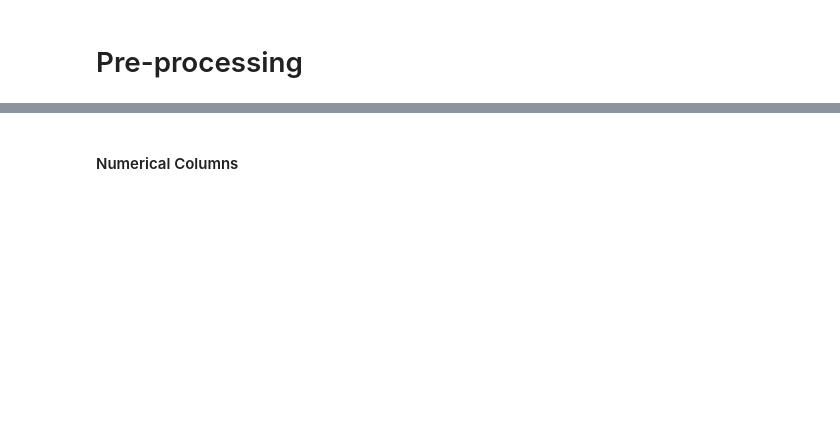
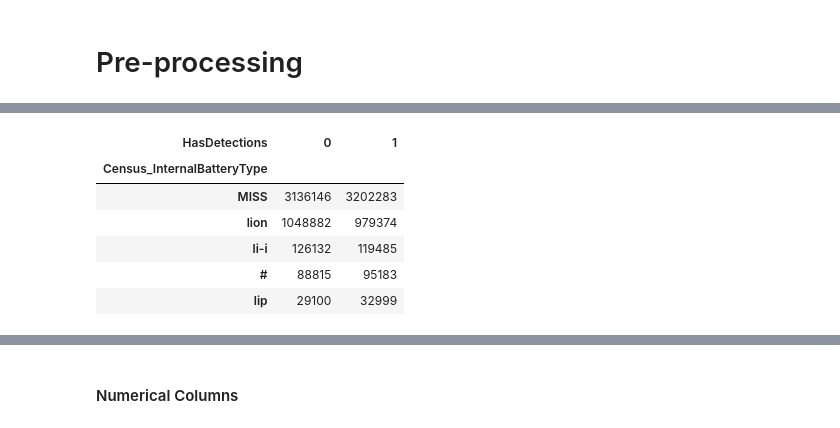
Before and after one commit to 471644/Cyber-Security, a Jupyter notebook: Optimized_Learning_Malware_Detection.ipynb, the cells around one changed output, grey strips where cells are left out. Cells and saved outputs as stored; diff of their text form; code cells hidden in the pictures; blank space fills up the shorter version.

```diff
--- a/Optimized_Learning_Malware_Detection.ipynb
+++ b/Optimized_Learning_Malware_Detection.ipynb
@@ -483,0 +523,14 @@ trainCatDF['HasDetections'] = trainDF['HasDetections'].copy()
+# %%
+pd.crosstab(
+    trainCatDF[((trainCatDF.isnull().sum() / trainCatDF.shape[0]) *
+                100).sort_values(ascending=False)
+               [:6].index[0]].cat.add_categories('MISS').fillna('MISS'),
+    trainCatDF.HasDetections).sort_values(1,ascending=False)[:5]
+# %% [output]
+| HasDetections | 0 | 1 |
+| Census_InternalBatteryType |  |  |
+| MISS | 3136146 | 3202283 |
+| lion | 1048882 | 979374 |
+| li-i | 126132 | 119485 |
+| # | 88815 | 95183 |
+| lip | 29100 | 32999 |
```
Also changed, not shown: parts of 21 cells of this notebook.
